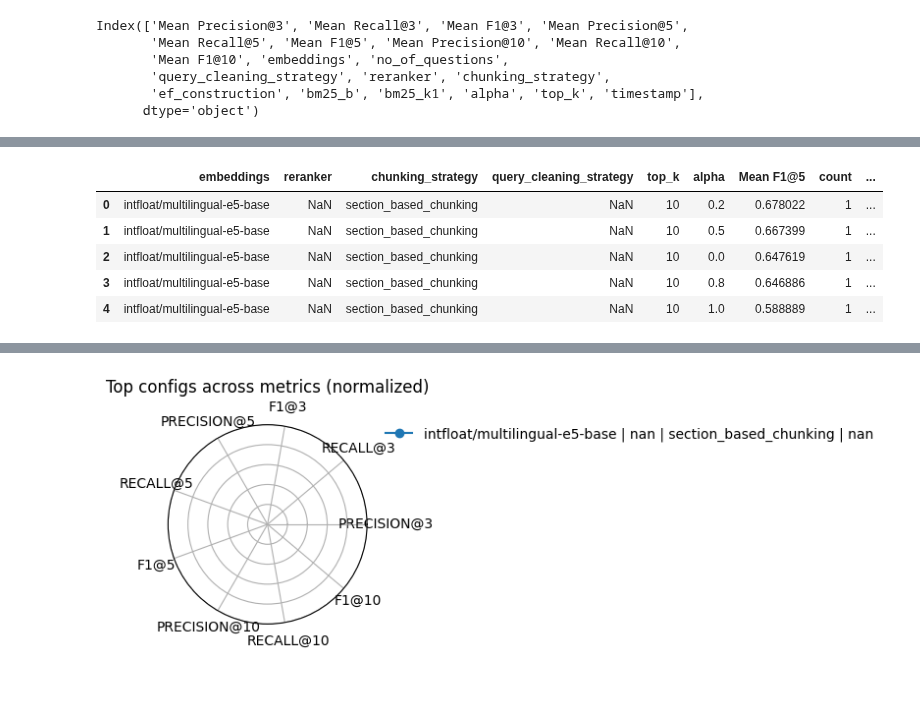
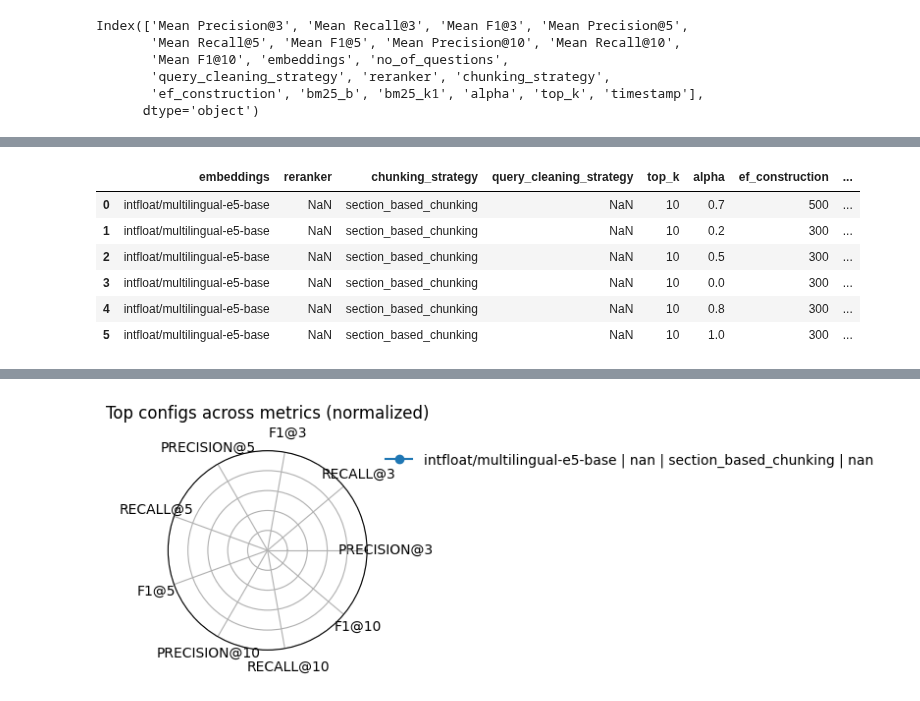
Before and after one commit to ATTIC-TOURS/rag, a Jupyter notebook: src/retriever_performance_analysis.ipynb, the cells around one changed output, grey strips where cells are left out. Saved outputs shown, nothing was run; the diff lists cells and outputs as text; code cells hidden in the pictures.

```diff
--- a/src/retriever_performance_analysis.ipynb
+++ b/src/retriever_performance_analysis.ipynb
@@ -112,16 +116,17 @@ def leaderboard(
     if with_error: out_cols += ["sem"]
     return agg.sort_values(col, ascending=False).reset_index().head(n)[out_cols]
 # %%
-lb = leaderboard(df, by=("embeddings","reranker","chunking_strategy","query_cleaning_strategy","top_k","alpha"),
+lb = leaderboard(df, by=("embeddings","reranker","chunking_strategy","query_cleaning_strategy","top_k","alpha", "ef_construction", "bm25_b", "bm25_k1"),
                  metric="f1", k=5, n=20)
 lb
 # %% [output]
-|  | embeddings | reranker | chunking_strategy | query_cleaning_strategy | top_k | alpha | Mean F1@5 | count | ... |
-| 0 | intfloat/multilingual-e5-base | NaN | section_based_chunking | NaN | 10 | 0.2 | 0.678022 | 1 | ... |
-| 1 | intfloat/multilingual-e5-base | NaN | section_based_chunking | NaN | 10 | 0.5 | 0.667399 | 1 | ... |
-| 2 | intfloat/multilingual-e5-base | NaN | section_based_chunking | NaN | 10 | 0.0 | 0.647619 | 1 | ... |
-| 3 | intfloat/multilingual-e5-base | NaN | section_based_chunking | NaN | 10 | 0.8 | 0.646886 | 1 | ... |
-| 4 | intfloat/multilingual-e5-base | NaN | section_based_chunking | NaN | 10 | 1.0 | 0.588889 | 1 | ... |
+|  | embeddings | reranker | chunking_strategy | query_cleaning_strategy | top_k | alpha | ef_construction | ... |
+| 0 | intfloat/multilingual-e5-base | NaN | section_based_chunking | NaN | 10 | 0.7 | 500 | ... |
+| 1 | intfloat/multilingual-e5-base | NaN | section_based_chunking | NaN | 10 | 0.2 | 300 | ... |
+| 2 | intfloat/multilingual-e5-base | NaN | section_based_chunking | NaN | 10 | 0.5 | 300 | ... |
+| 3 | intfloat/multilingual-e5-base | NaN | section_based_chunking | NaN | 10 | 0.0 | 300 | ... |
+| 4 | intfloat/multilingual-e5-base | NaN | section_based_chunking | NaN | 10 | 0.8 | 300 | ... |
+| 5 | intfloat/multilingual-e5-base | NaN | section_based_chunking | NaN | 10 | 1.0 | 300 | ... |
 # %%
 def _finish(ax, title: str, xlab: str = "", ylab: str = ""):
     ax.set_title(title)
```
Also changed, not shown: parts of 8 cells of this notebook, 3 other files.
